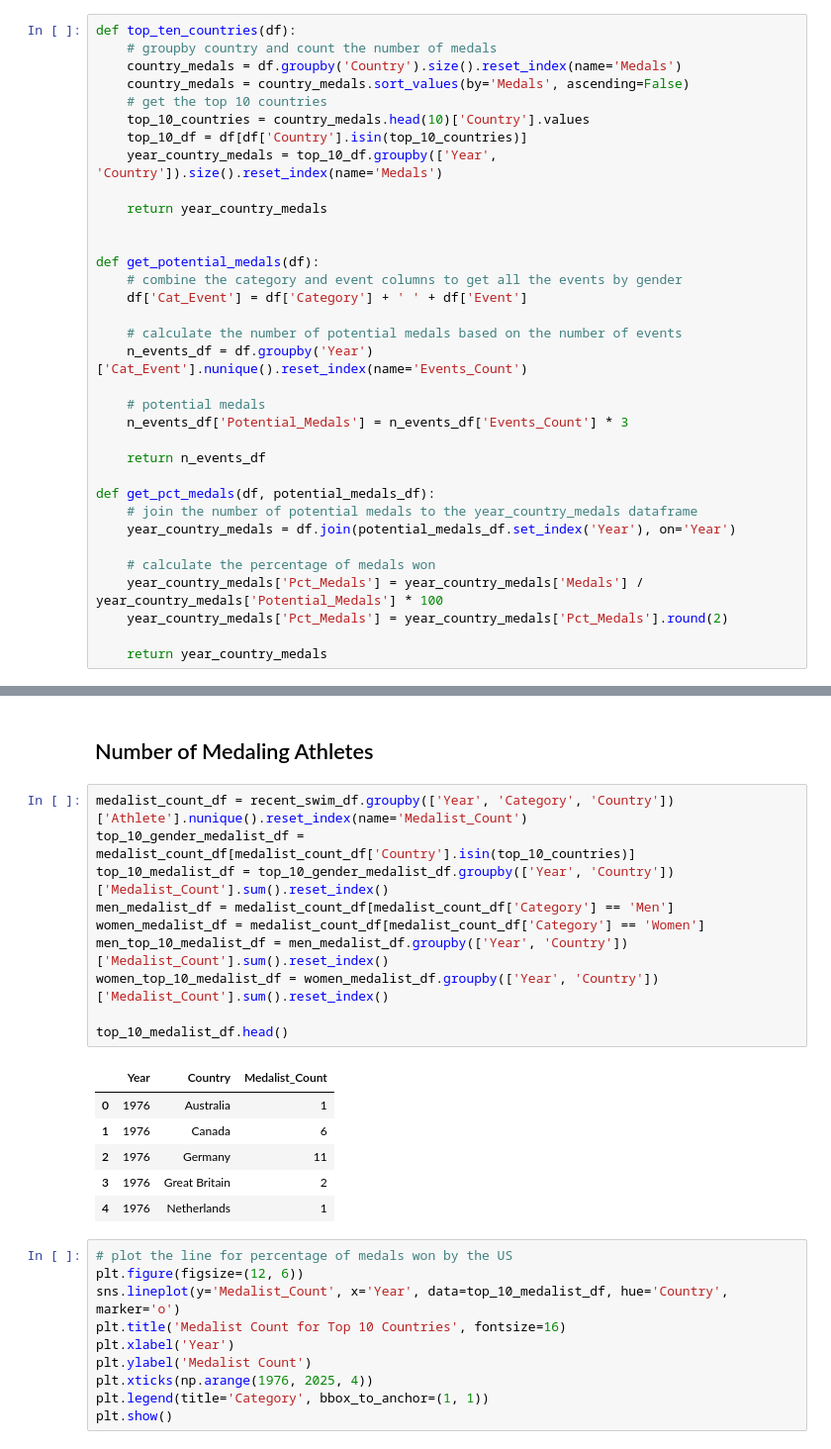
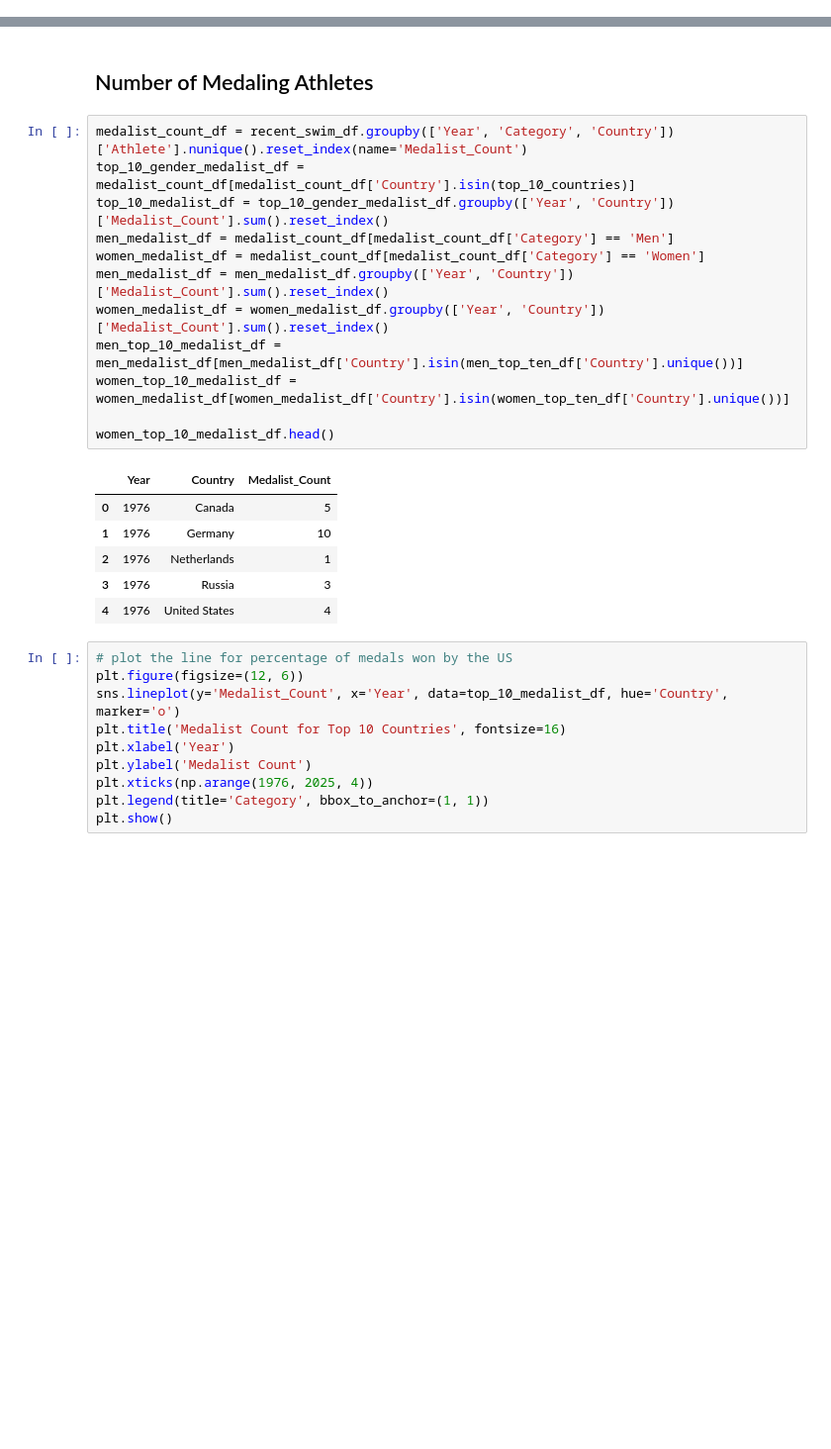
Before and after one commit to dagartga/olympics-data-project, a Jupyter notebook: olympics_data_project/notebooks/olympics_swimming_eda.ipynb, the cells around one changed output, grey strips where cells are left out. Shown at 99% size. Cells and saved outputs as stored; diff of their text form; blank space fills up the shorter version.

Commit message:
analyze gold medal percentage

```diff
--- a/olympics_data_project/notebooks/olympics_swimming_eda.ipynb
+++ b/olympics_data_project/notebooks/olympics_swimming_eda.ipynb
@@ -368,40 +374,6 @@ Name: Category, dtype: int64
 # split the df by gender
 men_swim_df = recent_swim_df[recent_swim_df['Category'] == 'Men']
 women_swim_df = recent_swim_df[recent_swim_df['Category'] == 'Women']
-# %%
-def top_ten_countries(df):
-    # groupby country and count the number of medals
-    country_medals = df.groupby('Country').size().reset_index(name='Medals')
-    country_medals = country_medals.sort_values(by='Medals', ascending=False)
-    # get the top 10 countries
-    top_10_countries = country_medals.head(10)['Country'].values
-    top_10_df = df[df['Country'].isin(top_10_countries)]
-    year_country_medals = top_10_df.groupby(['Year', 'Country']).size().reset_index(name='Medals')
-
-    return year_country_medals
-
-
-def get_potential_medals(df):
-    # combine the category and event columns to get all the events by gender
-    df['Cat_Event'] = df['Category'] + ' ' + df['Event']
-
-    # calculate the number of potential medals based on the number of events
-    n_events_df = df.groupby('Year')['Cat_Event'].nunique().reset_index(name='Events_Count')
-
-    # potential medals
-    n_events_df['Potential_Medals'] = n_events_df['Events_Count'] * 3
-
-    return n_events_df
-
-def get_pct_medals(df, potential_medals_df):
-    # join the number of potential medals to the year_country_medals dataframe
-    year_country_medals = df.join(potential_medals_df.set_index('Year'), on='Year')
-
-    # calculate the percentage of medals won
-    year_country_medals['Pct_Medals'] = year_country_medals['Medals'] / year_country_medals['Potential_Medals'] * 100
-    year_country_medals['Pct_Medals'] = year_country_medals['Pct_Medals'].round(2)
-
-    return year_country_medals
 # %%
 men_top_ten_df = top_ten_countries(men_swim_df)
 potential_medals_df = get_potential_medals(men_swim_df)
@@ -601,20 +573,22 @@ plt.show()
 # %%
 medalist_count_df = recent_swim_df.groupby(['Year', 'Category', 'Country'])['Athlete'].nunique().reset_index(name='Medalist_Count')
 top_10_gender_medalist_df = medalist_count_df[medalist_count_df['Country'].isin(top_10_countries)]
 top_10_medalist_df = top_10_gender_medalist_df.groupby(['Year', 'Country'])['Medalist_Count'].sum().reset_index()
 men_medalist_df = medalist_count_df[medalist_count_df['Category'] == 'Men']
 women_medalist_df = medalist_count_df[medalist_count_df['Category'] == 'Women']
-men_top_10_medalist_df = men_medalist_df.groupby(['Year', 'Country'])['Medalist_Count'].sum().reset_index()
-women_top_10_medalist_df = women_medalist_df.groupby(['Year', 'Country'])['Medalist_Count'].sum().reset_index()
+men_medalist_df = men_medalist_df.groupby(['Year', 'Country'])['Medalist_Count'].sum().reset_index()
+women_medalist_df = women_medalist_df.groupby(['Year', 'Country'])['Medalist_Count'].sum().reset_index()
+men_top_10_medalist_df = men_medalist_df[men_medalist_df['Country'].isin(men_top_ten_df['Country'].unique())]
+women_top_10_medalist_df = women_medalist_df[women_medalist_df['Country'].isin(women_top_ten_df['Country'].unique())]
 
-top_10_medalist_df.head()
+women_top_10_medalist_df.head()
 # %% [output]
 |  | Year | Country | Medalist_Count |
-| 0 | 1976 | Australia | 1 |
-| 1 | 1976 | Canada | 6 |
-| 2 | 1976 | Germany | 11 |
-| 3 | 1976 | Great Britain | 2 |
-| 4 | 1976 | Netherlands | 1 |
+| 0 | 1976 | Canada | 5 |
+| 1 | 1976 | Germany | 10 |
+| 2 | 1976 | Netherlands | 1 |
+| 3 | 1976 | Russia | 3 |
+| 4 | 1976 | United States | 4 |
 # %%
 # plot the line for percentage of medals won by the US
 plt.figure(figsize=(12, 6))
```
Also changed, not shown: parts of 6 cells of this notebook.
